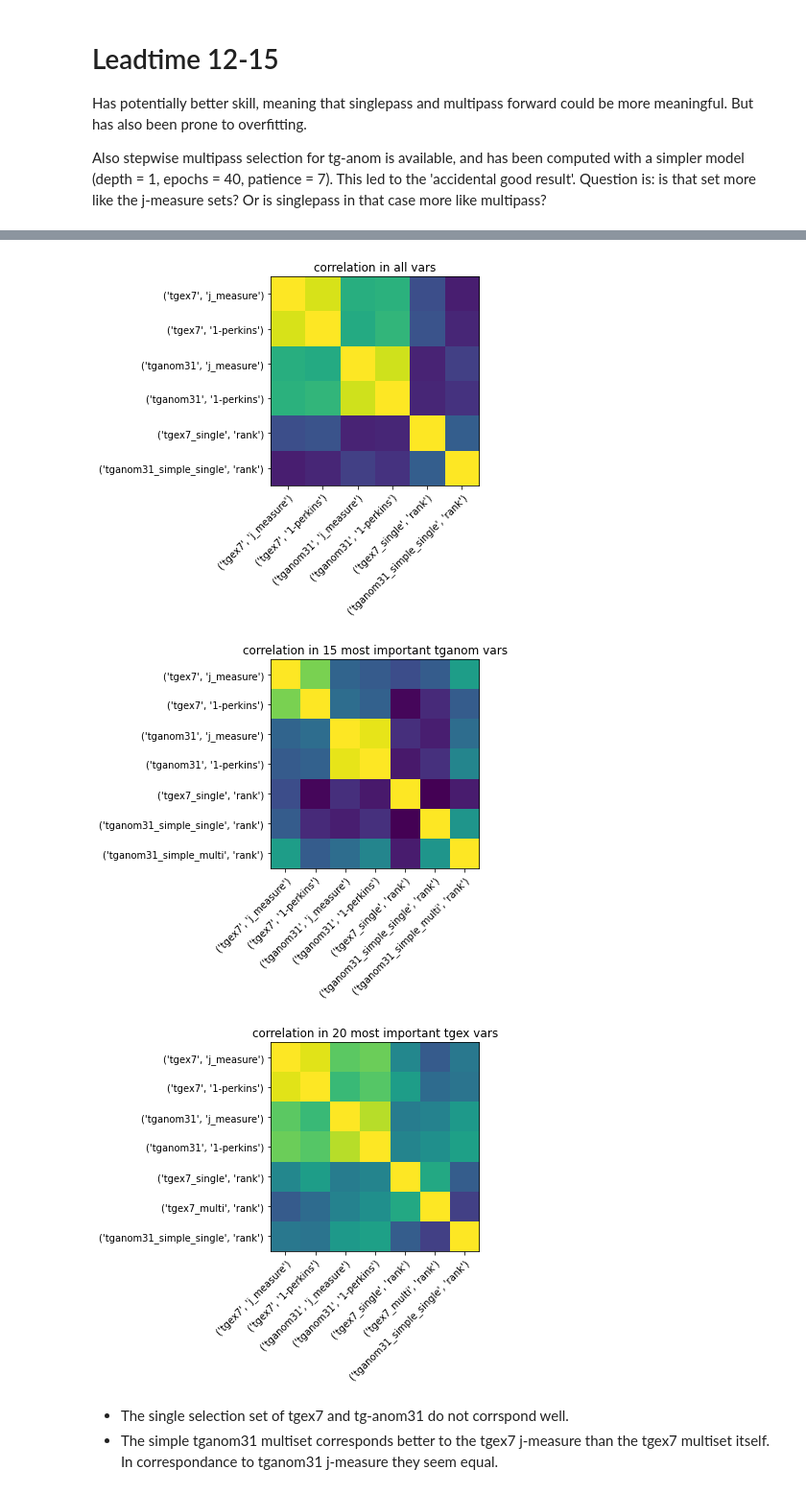
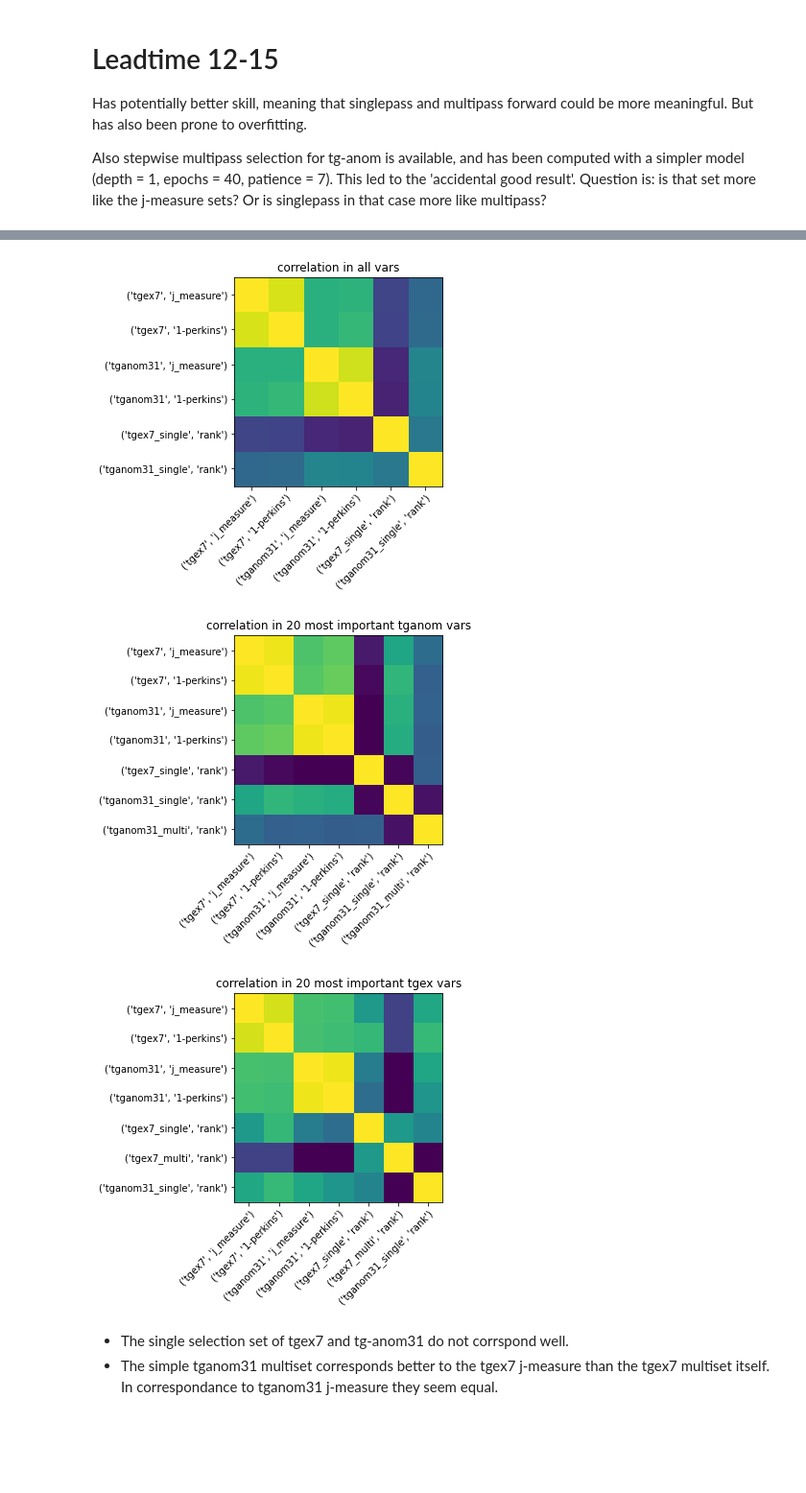
Before and after one commit to chiemvs/Hybrid, a Jupyter notebook: notebooks/predictor_selection.ipynb, the cells around one changed output, grey strips where cells are left out. Shown: that part at 96% size. Drawn from its saved outputs; the diff is of its cells as text; code cells hidden in the pictures; blank space fills up the shorter version.

Commit message:
new multipass selected predictorsets (for smoother versions of the predictands) available for pre-loading.

```diff
--- a/notebooks/predictor_selection.ipynb
+++ b/notebooks/predictor_selection.ipynb
@@ -50,7 +50,7 @@ def load_sequential_imps(name: str, npreds: int = None):
     can be single (lots of predictors) or multi (only n_depth of predictors)
     you can supply the total number of predictors (not inferable from size of the multi file)
     """
-    basepath = Path('/nobackup/users/straaten/predsets/objective_balanced_cv/emp_duplicated/')
+    basepath = Path('/nobackup/users/straaten/predsets/objective_balanced_cv/')
     temp = pd.read_csv(basepath / f'{name}.csv', index_col = 0, header = 0)
     collapse_restore_multiindex(temp, axis = 1, names = ['variable','timeagg','clustid','metric'], dtypes = [str,int,int,str], inplace = True)
     if (npreds is None):
@@ -197,13 +196,13 @@ Question is: is that set more like the j-measure sets? Or is singlepass in that
 # %%
 # First the non-sequential importances (potentially influenced by trends)
 tgex7 = compute_imps(targetname = 'books_paper3-2_tg-ex-q0.75-21D_JJA_45r1_1D_15-t2m-q095-adapted-mean.csv', leadtimepool = list(range(12,16)))
-tganomkwargs = dict(booksname = 'books_paper3-1_tg-anom_JJA_45r1_31D-roll-mean_15-t2m-q095-adapted-mean.csv',climname = 'tg-anom_clim_1998-06-07_2019-10-31_31D-roll-mean_15-t2m-q095-adapted-mean_5_5_q0.5', modelclimname = 'tg-anom_45r1_1998-06-07_2019-08-31_31D-roll-mean_15-t2m-q095-adapted-mean_5_5_q0.5')
+tganomkwargs = dict(booksname = 'books_paper3-1_tg-anom_JJA_45r1_31D-roll-mean_15-t2m-q095-adapted-mean.csv',climname = 'tg-anom_clim_1998-06-07_2019-10-31_31D-roll-mean_15-t2m-q095-adapted-mean_15_15_q0.5', modelclimname = 'tg-anom_45r1_1998-06-07_2019-08-31_31D-roll-mean_15-t2m-q095-adapted-mean_15_15_q0.5')
 tganom31 = compute_imps(targetname = 'books_paper3-2_tg-ex-q0.75-21D_JJA_45r1_1D_15-t2m-q095-adapted-mean.csv', leadtimepool = list(range(12,16)), tganomkwargs = tganomkwargs)
 # Now the sequential stepwise importances:
 # CURRENTLY NOT the fully projected timeseries.
 tgex7_single = load_sequential_imps(name = 'tg-ex-q0.75-21D_ge7D_sep12-15_single_d20_b3')
 tgex7_multi = load_sequential_imps(name = 'tg-ex-q0.75-21D_ge7D_sep12-15_multi_d20_b3', npreds = len(tgex7_single))
-tganom31_simple_single = load_sequential_imps(name = 'tg-anom_JJA_45r1_31D-roll-mean_sep12-15_single_d15_b3')
-tganom31_simple_multi = load_sequential_imps(name = 'tg-anom_JJA_45r1_31D-roll-mean_sep12-15_multi_d15_b3', npreds = len(tganom31_simple_single))
+tganom31_single = load_sequential_imps(name = 'tg-anom_JJA_45r1_31D-roll-mean_q05_sep12-15_single_d20_b3')
+tganom31_multi = load_sequential_imps(name = 'tg-anom_JJA_45r1_31D-roll-mean_q05_sep12-15_multi_d20_b3', npreds = len(tganom31_single))
 # %% [output]
 Binarized target: n_hotdays >= 7, onehot-encoded
@@ -219,7 +213,7 @@ lazy pi and bool observation construction
 # %%
 # All combined.tganom31_simple_multi has the most nans because only 15 most important.
-lead1215 = pd.concat([tgex7, tganom31, tgex7_single, tgex7_multi, tganom31_simple_single, tganom31_simple_multi ], axis = 1,
-                     keys = ['tgex7', 'tganom31', 'tgex7_single', 'tgex7_multi', 'tganom31_simple_single', 'tganom31_simple_multi'])
+lead1215 = pd.concat([tgex7, tganom31, tgex7_single, tgex7_multi, tganom31_single, tganom31_multi ], axis = 1,
+                     keys = ['tgex7', 'tganom31', 'tgex7_single', 'tgex7_multi', 'tganom31_single', 'tganom31_multi'])
 # %%
 lead1215.isnull().sum(axis = 0)
 # %% [output]
@@ -234,18 +228,18 @@ tganom31_simple_multi   rank         223
 dtype: int64
 # %%
-df_allvars = lead1215.drop(['tgex7_multi','tganom31_simple_multi'], axis = 1).dropna(how = 'any') # Drops the tg-anom 31 and z-reg 21 -1
+df_allvars = lead1215.drop(['tgex7_multi','tganom31_multi'], axis = 1).dropna(how = 'any') # Drops the tg-anom 31 and z-reg 21 -1
 cormatrix(df_allvars, title = 'correlation in all vars')
 plt.show()
 df_15vars = lead1215.drop(['tgex7_multi'], axis = 1).dropna(how = 'any')
-cormatrix(df_15vars, title = 'correlation in 15 most important tganom vars')
+cormatrix(df_15vars, title = 'correlation in 20 most important tganom vars')
 plt.show()
-df_20vars = lead1215.drop(['tganom31_simple_multi'], axis = 1).dropna(how = 'any')
+df_20vars = lead1215.drop(['tganom31_multi'], axis = 1).dropna(how = 'any')
 cormatrix(df_20vars, title = 'correlation in 20 most important tgex vars')
 plt.show()
 # %% [output]
-[figure, old version]
+[figure, new version]
-[figure, old version]
+[figure, new version]
-[figure, old version]
+[figure, new version]
 # %% [markdown]
 * The single selection set of tgex7 and tg-anom31 do not corrspond well.
 * The simple tganom31 multiset corresponds better to the tgex7 j-measure than the tgex7 multiset itself. In correspondance to tganom31 j-measure they seem equal.
```
Also changed, not shown: parts of 24 cells of this notebook, 2 other files.
